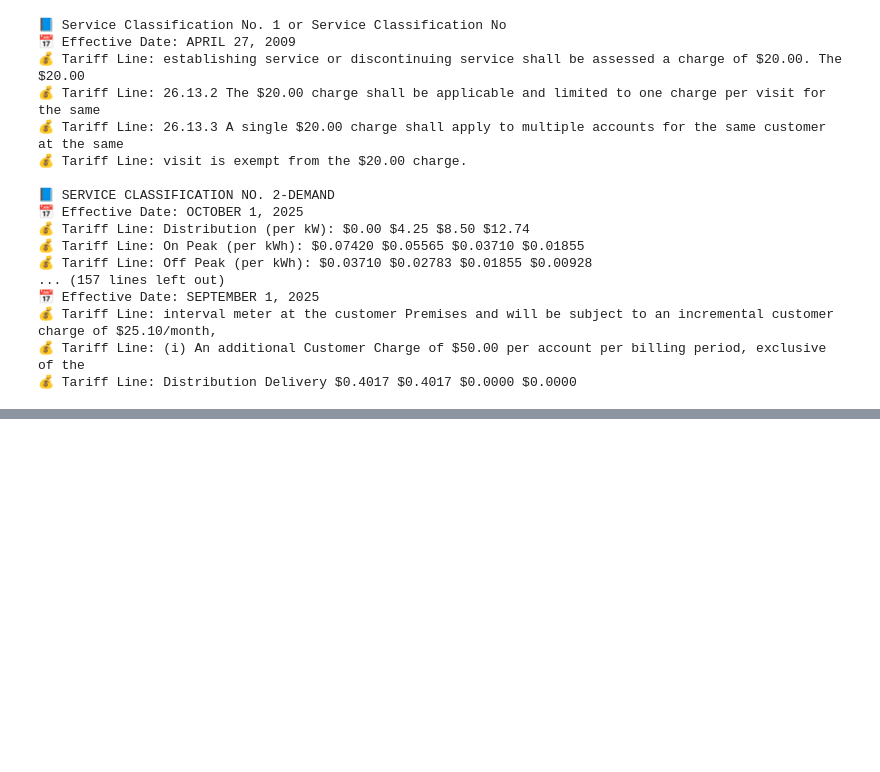
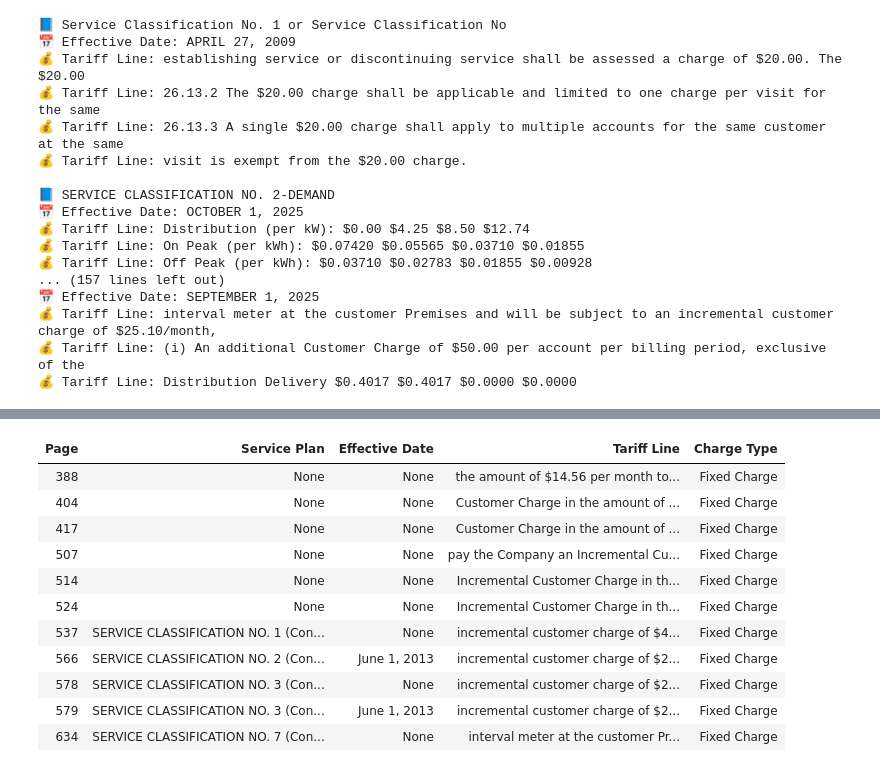
Before and after one commit to harshalsp0011/utility-billing-ai, a Jupyter notebook: src/agents/tariff_analysis/tariff_pdf_parser.ipynb, the cells around one changed output, grey strips where cells are left out. Cells and saved outputs as stored; diff of their text form; code cells hidden in the pictures; blank space fills up the shorter version.

```diff
--- a/src/agents/tariff_analysis/tariff_pdf_parser.ipynb
+++ b/src/agents/tariff_analysis/tariff_pdf_parser.ipynb
@@ -107,0 +224,78 @@ else:
+# %%
+import pdfplumber, re, pandas as pd
+from tabulate import tabulate
+from IPython.display import display, HTML
+
+# STEP 1 ── Path to your tariff PDF
+pdf_path = "National Grid Tariff-New York.pdf"
+
+# STEP 2 ── Regex patterns
+plan_pattern       = re.compile(r"(Service\s+Class(?:ification)?\s+No\.?\s*\d+[A-Z\-]*.*)", re.IGNORECASE)
+effective_pattern  = re.compile(r"(?:Effective|Issued)\s*[:\-]?\s*([A-Za-z]+\s*\d{1,2},?\s*\d{4})", re.IGNORECASE)
+rate_line_pattern  = re.compile(r"(\$?\s?\d+\.\d{2}.*?(?:kWh|kW|month|RkVA|customer|charge))", re.IGNORECASE)
+
+# For charge-type tagging
+def classify_condition(line):
+    if re.search(r"per\s*kWh", line, re.IGNORECASE):   return "Energy Charge"
+    if re.search(r"per\s*kW", line, re.IGNORECASE):    return "Demand Charge"
+    if re.search(r"per\s*month|Customer\s*Charge", line, re.IGNORECASE): return "Fixed Charge"
+    if re.search(r"Reactive|RkVA", line, re.IGNORECASE): return "Power Factor Charge"
+    return "Other"
+
+records = []
+
+# STEP 3 ── Extract from every page
+with pdfplumber.open(pdf_path) as pdf:
+    for page_num, page in enumerate(pdf.pages, start=1):
+        text = page.extract_text()
+        if not text:
+            continue
+
+        plan_match = plan_pattern.search(text)
+        plan = plan_match.group(1).strip() if plan_match else None
+
+        eff_dates = effective_pattern.findall(text)
+        effective_date = eff_dates[-1].strip() if eff_dates else None
+
+        for line in text.split("\n"):
+            if rate_line_pattern.search(line):
+                records.append({
+                    "Page": page_num,
+                    "Service Plan": plan,
+                    "Effective Date": effective_date,
+                    "Tariff Line": line.strip(),
+                    "Charge Type": classify_condition(line)
+                })
+
+# STEP 4 ── Create DataFrame
+df = pd.DataFrame(records).drop_duplicates().reset_index(drop=True)
+
+# STEP 5 ── Split by charge type
+df_energy = df[df["Charge Type"] == "Energy Charge"].reset_index(drop=True)
+df_demand = df[df["Charge Type"] == "Demand Charge"].reset_index(drop=True)
+df_fixed  = df[df["Charge Type"] == "Fixed Charge"].reset_index(drop=True)
+df_other  = df[df["Charge Type"].isin(["Power Factor Charge", "Other"])].reset_index(drop=True)
+
+# STEP 6 ── Display clean previews in the notebook
+print("🔹 ENERGY CHARGES (first 15 rows)")
+display(HTML(df_energy.head(15).to_html(index=False)))
+
+print("🔹 DEMAND CHARGES (first 15 rows)")
+display(HTML(df_demand.head(15).to_html(index=False)))
+
+print("🔹 FIXED (CUSTOMER) CHARGES (first 15 rows)")
+display(HTML(df_fixed.head(15).to_html(index=False)))
+
+print("🔹 OTHER / POWER FACTOR CHARGES (first 10 rows)")
+display(HTML(df_other.head(10).to_html(index=False)))
+
+print(f"\n✅ Extraction complete!  {len(df)} total rate lines found "
+      f"({len(df_energy)} energy, {len(df_demand)} demand, "
+      f"{len(df_fixed)} fixed, {len(df_other)} other).")
+
+# STEP 7 ── (Optional) Save for later merging with bills
+# df_energy.to_csv("energy_charges.csv", index=False)
+# df_demand.to_csv("demand_charges.csv", index=False)
+# df_fixed.to_csv("fixed_charges.csv", index=False)
+# df_other.to_csv("other_charges.csv", index=False)
+# %% [output]
@@ -107,0 +309,12 @@ else:
+| Page | Service Plan | Effective Date | Tariff Line | Charge Type |
+| 388 | None | None | the amount of $14.56 per month to... | Fixed Charge |
+| 404 | None | None | Customer Charge in the amount of ... | Fixed Charge |
+| 417 | None | None | Customer Charge in the amount of ... | Fixed Charge |
+| 507 | None | None | pay the Company an Incremental Cu... | Fixed Charge |
+| 514 | None | None | Incremental Customer Charge in th... | Fixed Charge |
+| 524 | None | None | Incremental Customer Charge in th... | Fixed Charge |
+| 537 | SERVICE CLASSIFICATION NO. 1 (Con... | None | incremental customer charge of $4... | Fixed Charge |
+| 566 | SERVICE CLASSIFICATION NO. 2 (Con... | June 1, 2013 | incremental customer charge of $2... | Fixed Charge |
+| 578 | SERVICE CLASSIFICATION NO. 3 (Con... | None | incremental customer charge of $2... | Fixed Charge |
+| 579 | SERVICE CLASSIFICATION NO. 3 (Con... | June 1, 2013 | incremental customer charge of $2... | Fixed Charge |
+| 634 | SERVICE CLASSIFICATION NO. 7 (Con... | None | interval meter at the customer Pr... | Fixed Charge |
```
Also changed, not shown: parts of 7 cells of this notebook, 1 other file.
